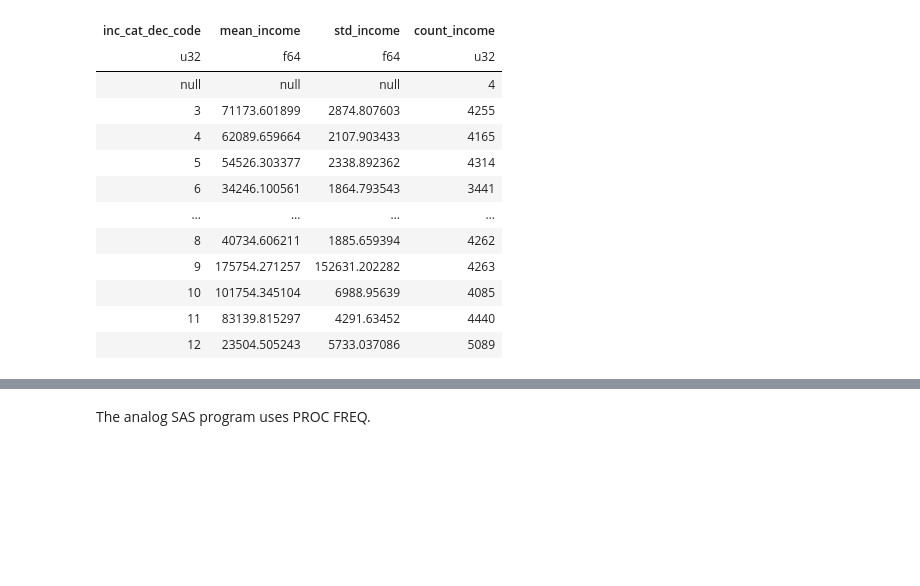
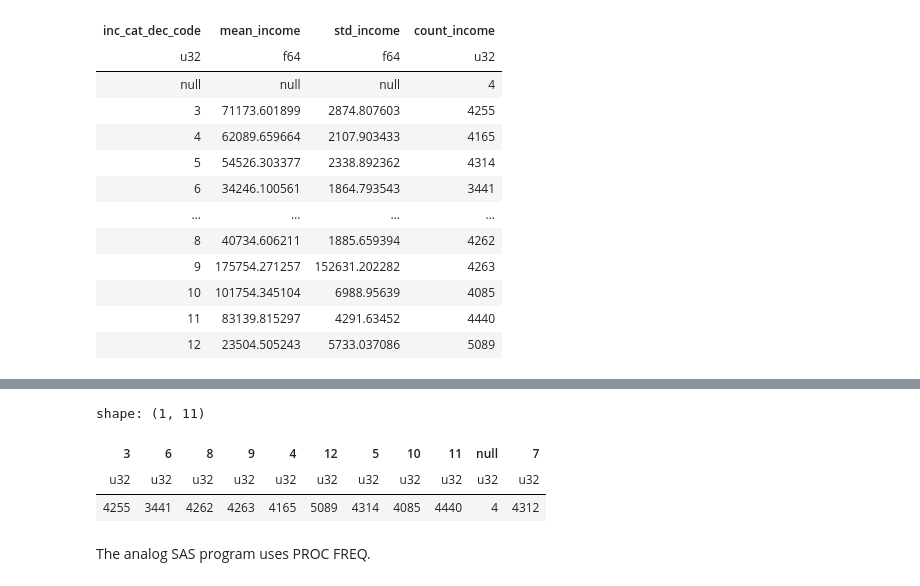
Before and after one commit to kpwhri/PythonForSASUsers, a Jupyter notebook: 09-Groupby.ipynb, the cells around one changed output, grey strips where cells are left out. Drawn from its saved outputs; the diff is of its cells as text; code cells hidden in the pictures; blank space fills up the shorter version.

```diff
--- a/09-Groupby.ipynb
+++ b/09-Groupby.ipynb
@@ -611,3 +620,13 @@ crosstab(
+# %%
+# column sums
+crosstab.select(pl.all().exclude('dti_cat', 'inc_cat_dec_code')).with_columns(
+    pl.all().sum()
+).head(1)
+# %% [output]
+shape: (1, 11)
+| 3 | 6 | 8 | 9 | 4 | 12 | 5 | 10 | 11 | null | 7 |
+| u32 | u32 | u32 | u32 | u32 | u32 | u32 | u32 | u32 | u32 | u32 |
+| 4255 | 3441 | 4262 | 4263 | 4165 | 5089 | 4314 | 4085 | 4440 | 4 | 4312 |
 # %% [markdown]
 The analog SAS program uses PROC FREQ.
 # %% [markdown]
```
Also changed, not shown: parts of 14 cells of this notebook, 5 other files.
